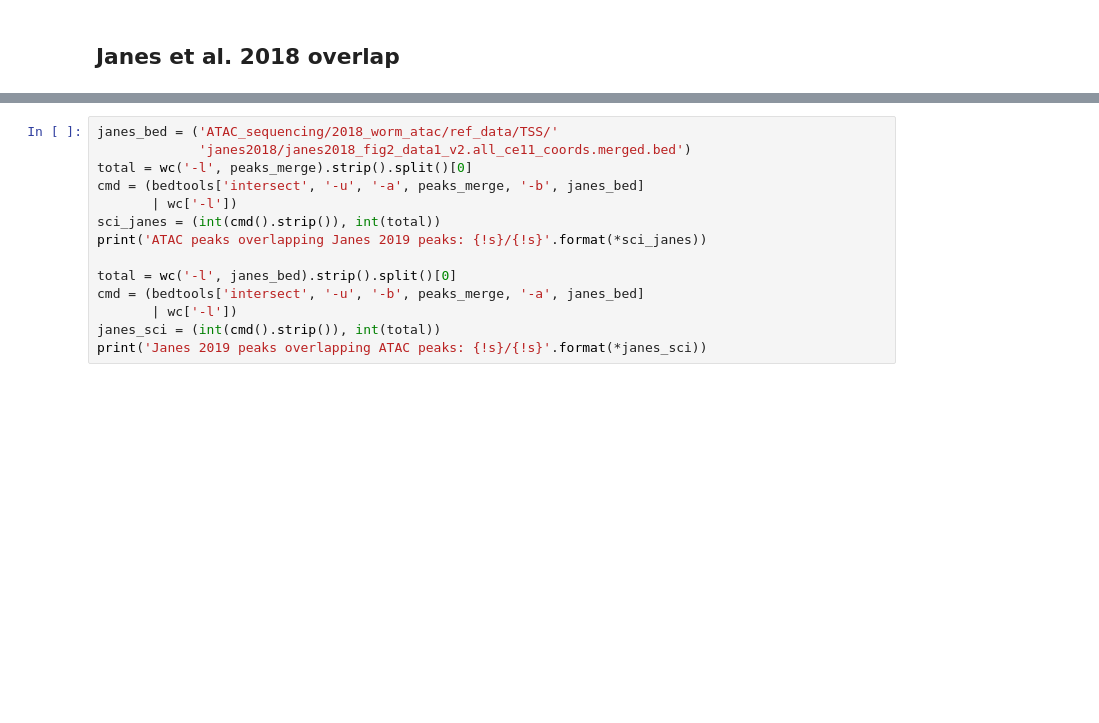
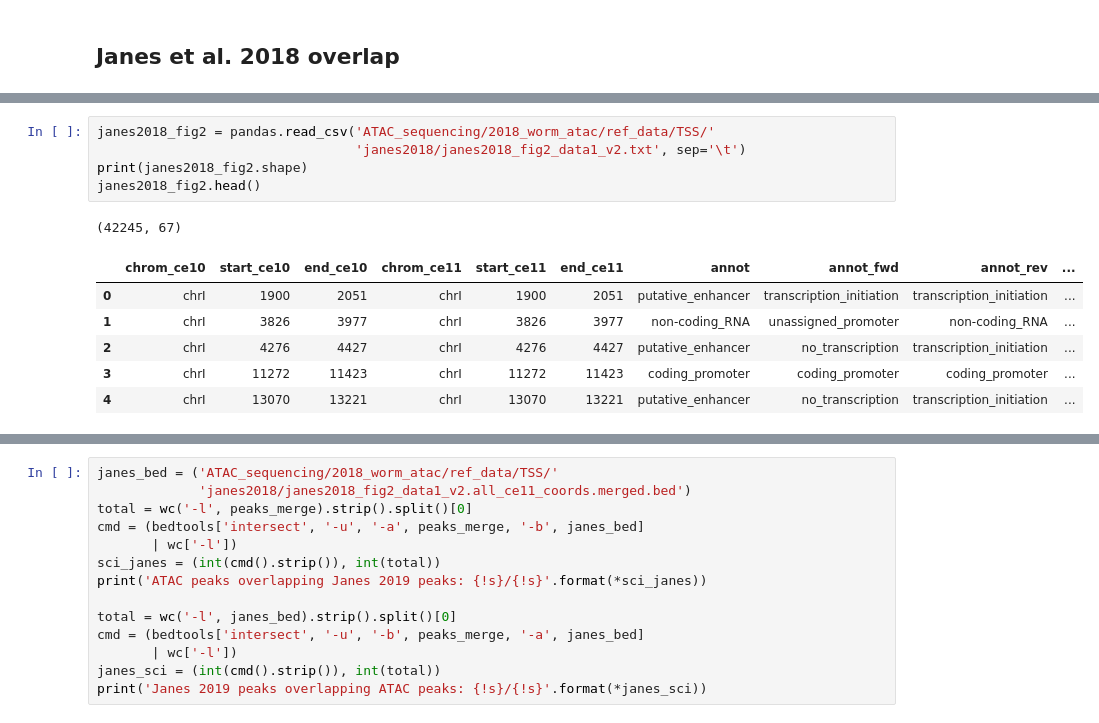
Before and after one commit to tdurham86/L2_sci-ATAC-seq, a Jupyter notebook: notebooks/peak_investigation.ipynb, the cells around one changed output, grey strips where cells are left out. Cells and saved outputs as stored; diff of their text form; blank space fills up the shorter version.

```diff
--- a/notebooks/peak_investigation.ipynb
+++ b/notebooks/peak_investigation.ipynb
@@ -826,0 +941,13 @@ TF peaks overlapping ATAC peaks: 23863/41542
+# %%
+janes2018_fig2 = pandas.read_csv('ATAC_sequencing/2018_worm_atac/ref_data/TSS/'
+                                 'janes2018/janes2018_fig2_data1_v2.txt', sep='\t')
+print(janes2018_fig2.shape)
+janes2018_fig2.head()
+# %% [output]
+(42245, 67)
+|  | chrom_ce10 | start_ce10 | end_ce10 | chrom_ce11 | start_ce11 | end_ce11 | annot | annot_fwd | annot_rev | ... |
+| 0 | chrI | 1900 | 2051 | chrI | 1900 | 2051 | putative_enhancer | transcription_initiation | transcription_initiation | ... |
+| 1 | chrI | 3826 | 3977 | chrI | 3826 | 3977 | non-coding_RNA | unassigned_promoter | non-coding_RNA | ... |
+| 2 | chrI | 4276 | 4427 | chrI | 4276 | 4427 | putative_enhancer | no_transcription | transcription_initiation | ... |
+| 3 | chrI | 11272 | 11423 | chrI | 11272 | 11423 | coding_promoter | coding_promoter | coding_promoter | ... |
+| 4 | chrI | 13070 | 13221 | chrI | 13070 | 13221 | putative_enhancer | no_transcription | transcription_initiation | ... |
```
Also changed, not shown: parts of 25 cells of this notebook, 2 other files.
